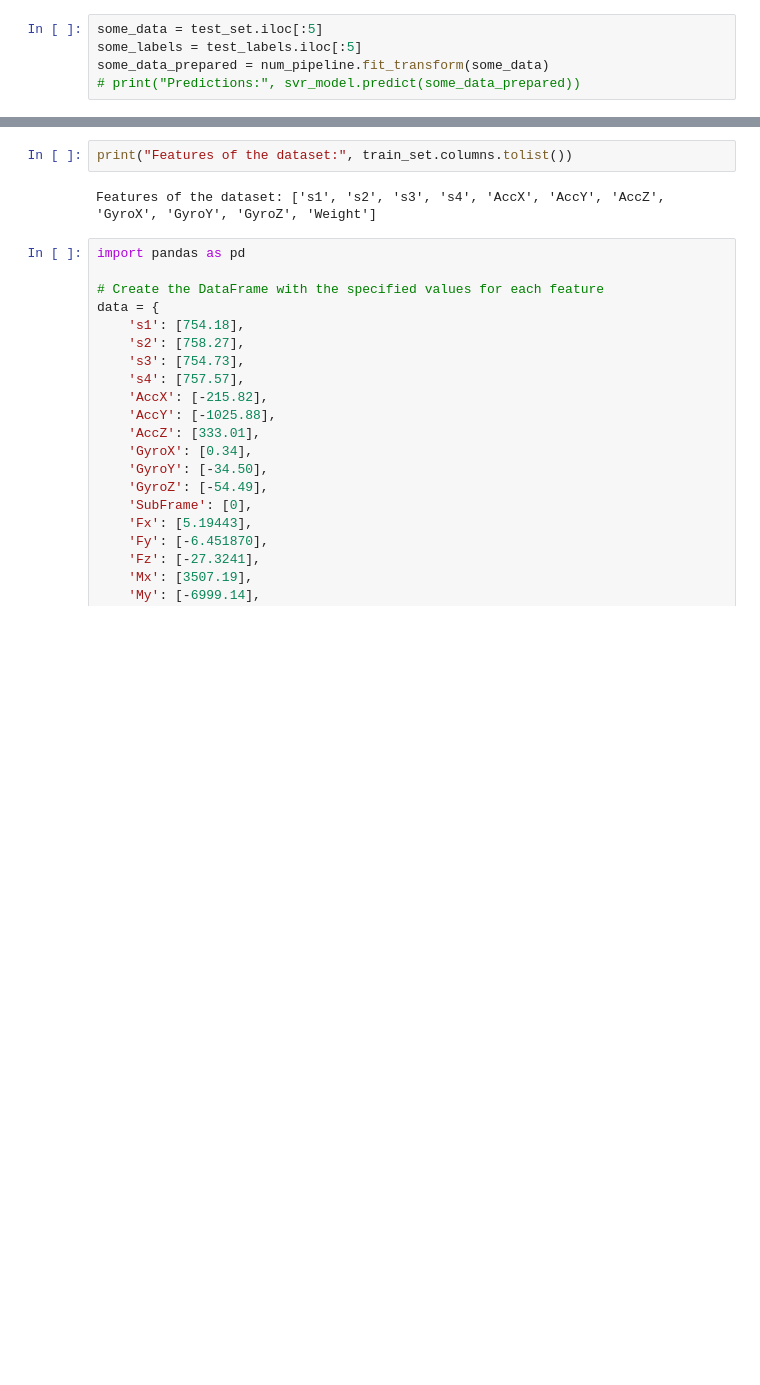
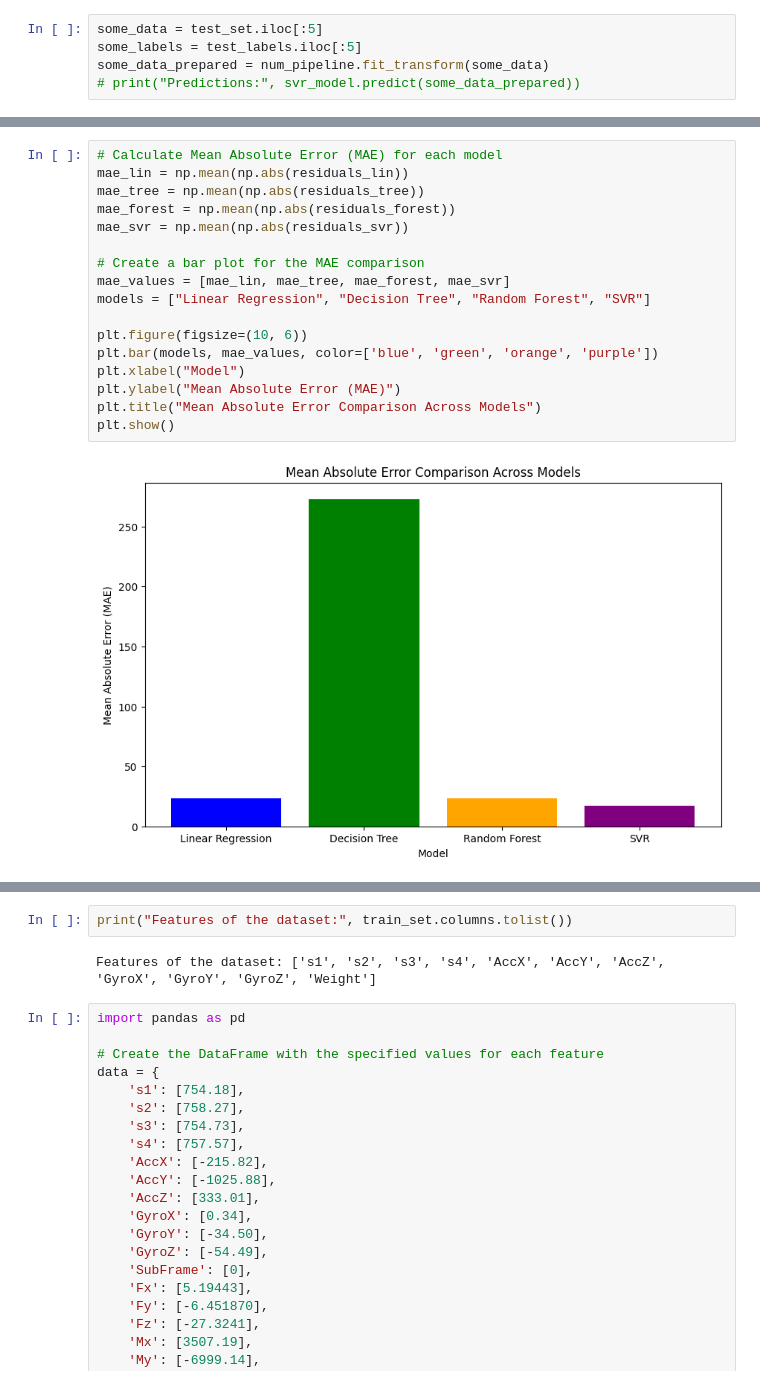
Before and after one commit to Dhruv242003/GRF_Shoe, a Jupyter notebook: JupyterNotebook_Codes/Regression.ipynb, the cells around one changed output, grey strips where cells are left out. Cells and saved outputs as stored; diff of their text form; blank space fills up the shorter version.

```diff
--- a/JupyterNotebook_Codes/Regression.ipynb
+++ b/JupyterNotebook_Codes/Regression.ipynb
@@ -335,0 +378,19 @@ SVR RMSE: 33.405510664028924  | Accuracy: 68.77173126825102 %
+# %%
+# Calculate Mean Absolute Error (MAE) for each model
+mae_lin = np.mean(np.abs(residuals_lin))
+mae_tree = np.mean(np.abs(residuals_tree))
+mae_forest = np.mean(np.abs(residuals_forest))
+mae_svr = np.mean(np.abs(residuals_svr))
+
+# Create a bar plot for the MAE comparison
+mae_values = [mae_lin, mae_tree, mae_forest, mae_svr]
+models = ["Linear Regression", "Decision Tree", "Random Forest", "SVR"]
+
+plt.figure(figsize=(10, 6))
+plt.bar(models, mae_values, color=['blue', 'green', 'orange', 'purple'])
+plt.xlabel("Model")
+plt.ylabel("Mean Absolute Error (MAE)")
+plt.title("Mean Absolute Error Comparison Across Models")
+plt.show()
+# %% [output]
+[figure, added]
```
Also changed, not shown: parts of 11 cells of this notebook, 24 other files.
